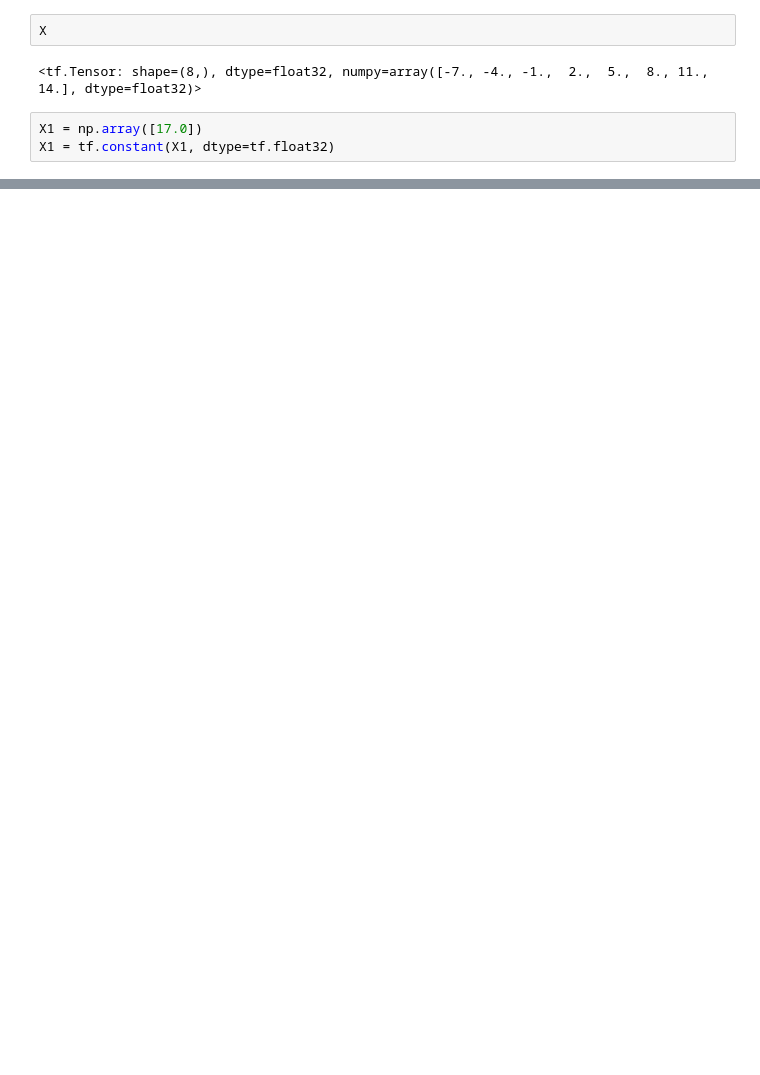
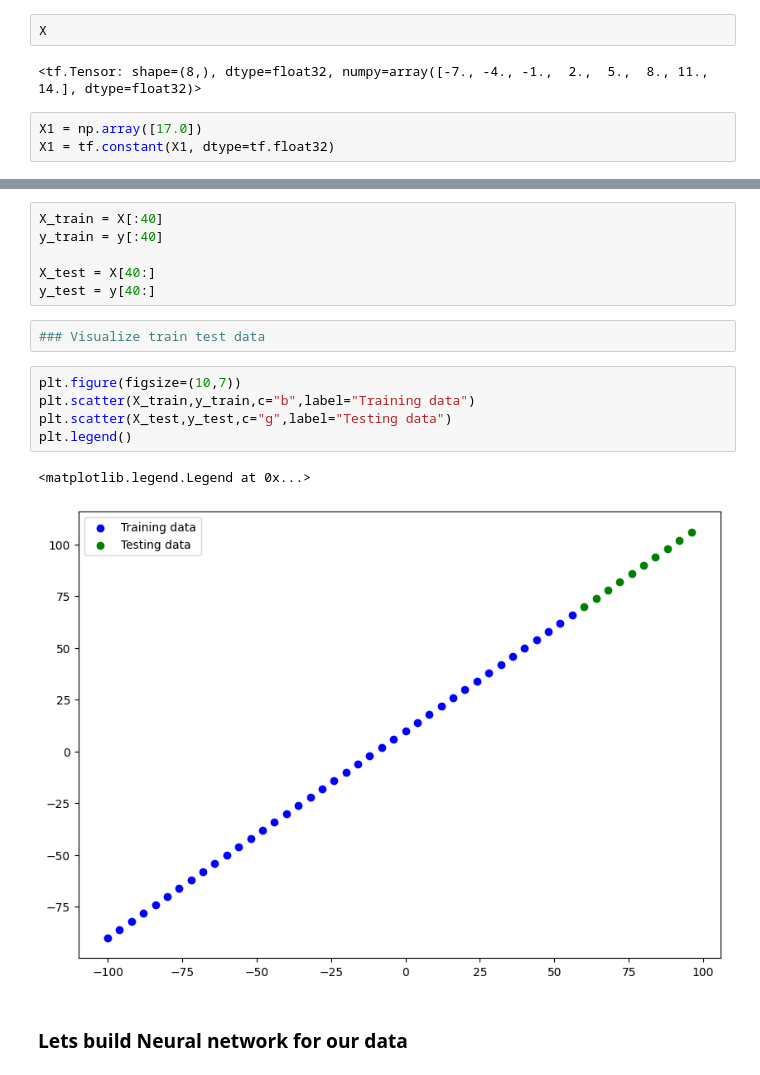
Before and after one commit to desaraju02/ai_ml_dl, a Jupyter notebook: 01_nn_regression_with_tf.ipynb, the cells around one changed output, grey strips where cells are left out. Cells and saved outputs as stored; diff of their text form; blank space fills up the shorter version.

```diff
--- a/01_nn_regression_with_tf.ipynb
+++ b/01_nn_regression_with_tf.ipynb
@@ -93,0 +229,18 @@ array([[10.161821]], dtype=float32)
+# %%
+X_train = X[:40]
+y_train = y[:40]
+
+X_test = X[40:]
+y_test = y[40:]
+# %%
+### Visualize train test data
+# %%
+plt.figure(figsize=(10,7))
+plt.scatter(X_train,y_train,c="b",label="Training data")
+plt.scatter(X_test,y_test,c="g",label="Testing data")
+plt.legend()
+# %% [output]
+<matplotlib.legend.Legend at 0x...>
+[figure, added]
+# %% [markdown]
+### Lets build Neural network for our data
```
Also changed, not shown: parts of 24 cells of this notebook.
